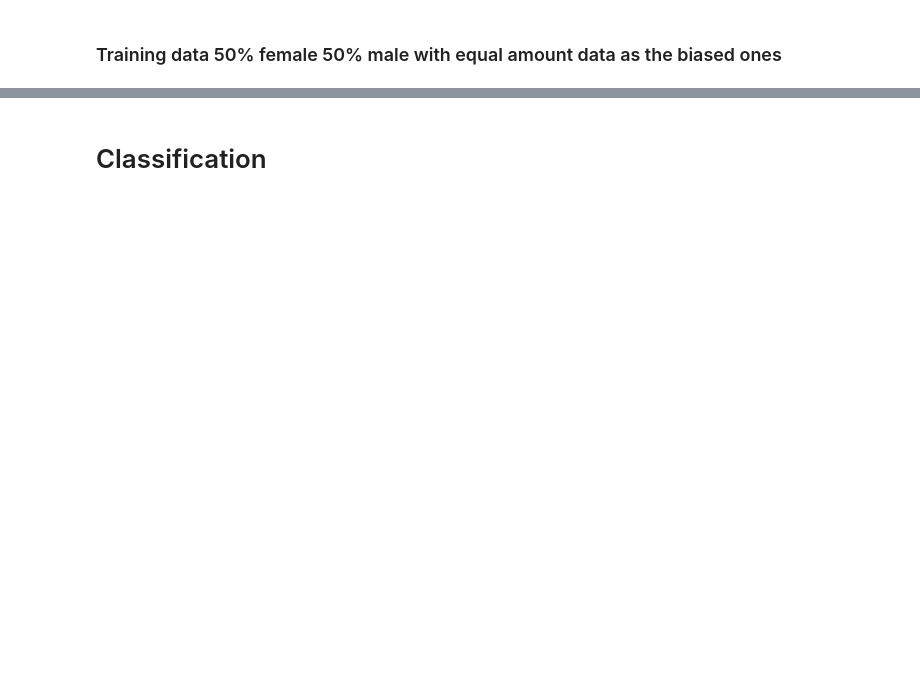
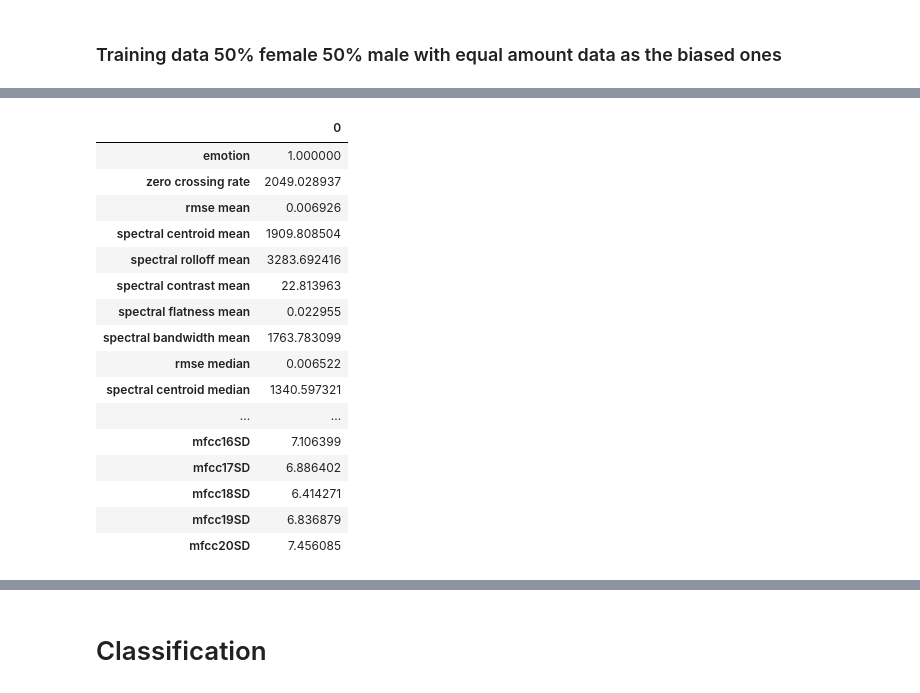
Before and after one commit to klarafolke/speech-emotion-recognition-gender-gap, a Jupyter notebook: emotionClassification.ipynb, the cells around one changed output, grey strips where cells are left out. Cells and saved outputs as stored; diff of their text form; code cells hidden in the pictures; blank space fills up the shorter version.

Commit message:
bug fix and show feature values result

```diff
--- a/emotionClassification.ipynb
+++ b/emotionClassification.ipynb
@@ -274,7 +274,7 @@ for index, file in ravdess_dataframe.iterrows():
 
     # MFCC
     mfcc = MFCC(audioNoNoise, samplingRate, filename)
-    #print(mfcc.shape)
+
 
     row_mean = [0]*len(mfcc)
     row_median = [0]*len(mfcc)
@@ -287,7 +287,7 @@ for index, file in ravdess_dataframe.iterrows():
         row_mean[i] = mean
         row_median[i] = median
         row_sd[i] = std
-        i+=i
+        i=i+1
 
 
     mfcc1ValsMean[index] = row_mean[0]
@@ -564,0 +587,78 @@ X_training_noBias_minus180 = ravdess_dataframe_training_noBias_minus180.drop(col
+# %%
+# mean value for all features for females
+
+#Gör dataframes för olika emotions
+rd_neutral = ravdess_dataframe_training_female[ravdess_dataframe_training_female['emotion_label'] == 'neutral']
+rd_calm = ravdess_dataframe_training_female[ravdess_dataframe_training_female['emotion_label'] == 'calm']
+rd_happy = ravdess_dataframe_training_female[ravdess_dataframe_training_female['emotion_label'] == 'happy']
+rd_sad = ravdess_dataframe_training_female[ravdess_dataframe_training_female['emotion_label'] == 'sad']
+rd_angry = ravdess_dataframe_training_female[ravdess_dataframe_training_female['emotion_label'] == 'angry']
+rd_fearful = ravdess_dataframe_training_female[ravdess_dataframe_training_female['emotion_label'] == 'fearful']
+rd_disgust = ravdess_dataframe_training_female[ravdess_dataframe_training_female['emotion_label'] == 'disgust']
+rd_surprised = ravdess_dataframe_training_female[ravdess_dataframe_training_female['emotion_label'] == 'surprised']
+
+rd_neutral = rd_neutral.drop(columns=['path', 'actor', 'gender', 'emotion_label'])
+rd_calm = rd_calm.drop(columns=['path', 'actor', 'gender', 'emotion_label'])
+rd_happy = rd_happy.drop(columns=['path', 'actor', 'gender', 'emotion_label'])
+rd_sad = rd_sad.drop(columns=['path', 'actor', 'gender', 'emotion_label'])
+rd_angry = rd_angry.drop(columns=['path', 'actor', 'gender', 'emotion_label'])
+rd_fearful = rd_fearful.drop(columns=['path', 'actor', 'gender', 'emotion_label'])
+rd_disgust = rd_disgust.drop(columns=['path', 'actor', 'gender', 'emotion_label'])
+rd_surprised = rd_surprised.drop(columns=['path', 'actor', 'gender', 'emotion_label'])
+
+rd_neutral = rd_neutral.mean(axis=0)
+df_neutral = pd.DataFrame(rd_neutral)
+pd.set_option("display.max_rows", None)
+
+rd_calm = rd_calm.mean(axis=0)
+df_calm = pd.DataFrame(rd_calm)
+df_calm = df_calm.reset_index(drop=True)
+
+rd_happy = rd_happy.mean(axis=0)
+df_happy = pd.DataFrame(rd_happy)
+df_happy = df_happy.reset_index(drop=True)
+
+rd_sad = rd_sad.mean(axis=0)
+df_sad = pd.DataFrame(rd_sad)
+df_sad = df_sad.reset_index(drop=True)
+
+
+rd_angry = rd_angry.mean(axis=0)
+df_angry = pd.DataFrame(rd_angry)
+df_angry= df_angry.reset_index(drop=True)
+
+
+rd_fearful = rd_fearful.mean(axis=0)
+df_fearful = pd.DataFrame(rd_fearful)
+df_fearful = df_fearful.reset_index(drop=True)
+
+
+rd_disgust = rd_disgust.mean(axis=0)
+df_disgust = pd.DataFrame(rd_disgust)
+df_disgust = df_disgust.reset_index(drop=True)
+
+
+rd_surprised = rd_surprised.mean(axis=0)
+df_surprised = pd.DataFrame(rd_surprised)
+df_surprised = df_surprised.reset_index(drop=True)
+
+
+df_neutral.head(80)
+# %% [output]
+|  | 0 |
+| emotion | 1.000000 |
+| zero crossing rate | 2049.028937 |
+| rmse mean | 0.006926 |
+| spectral centroid mean | 1909.808504 |
+| spectral rolloff mean | 3283.692416 |
+| spectral contrast mean | 22.813963 |
+| spectral flatness mean | 0.022955 |
+| spectral bandwidth mean | 1763.783099 |
+| rmse median | 0.006522 |
+| spectral centroid median | 1340.597321 |
+| ... | ... |
+| mfcc16SD | 7.106399 |
+| mfcc17SD | 6.886402 |
+| mfcc18SD | 6.414271 |
+| mfcc19SD | 6.836879 |
+| mfcc20SD | 7.456085 |
```
Also changed, not shown: parts of 13 cells of this notebook.
